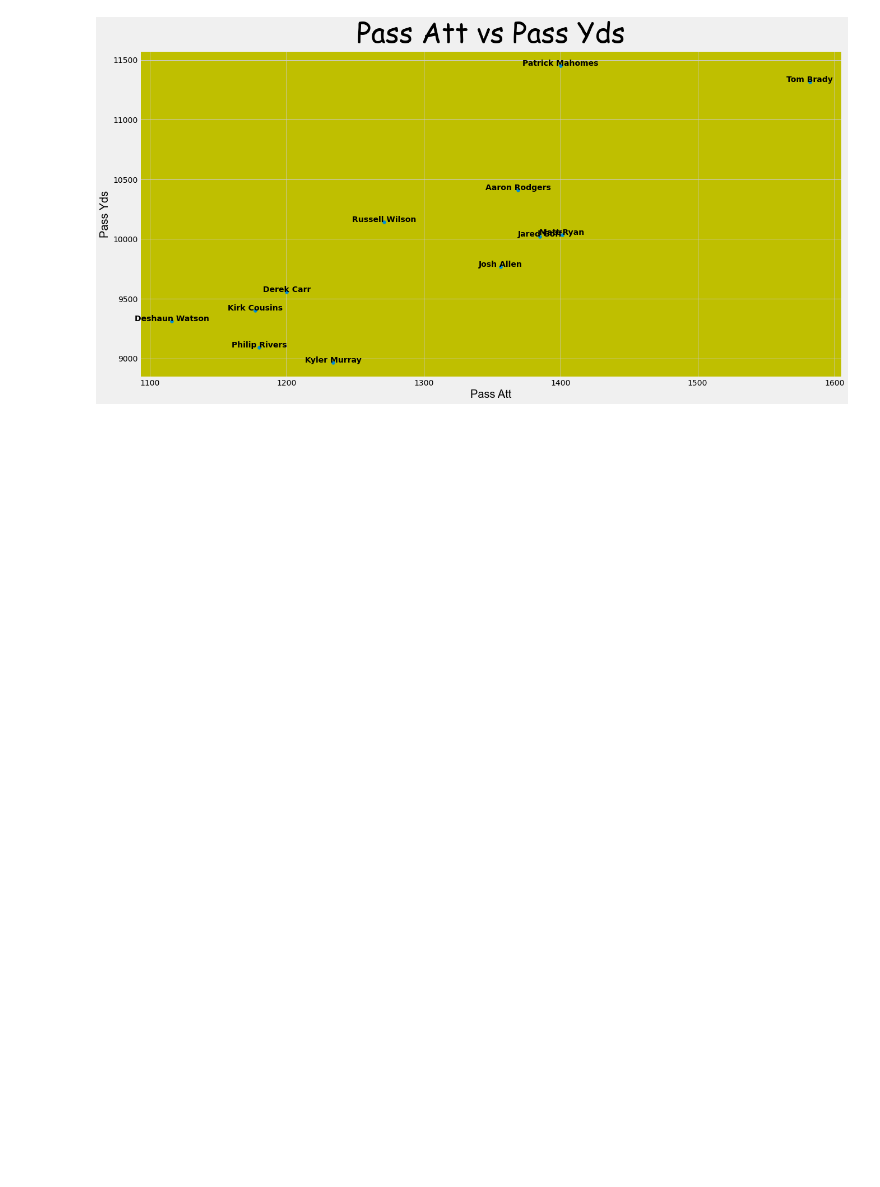
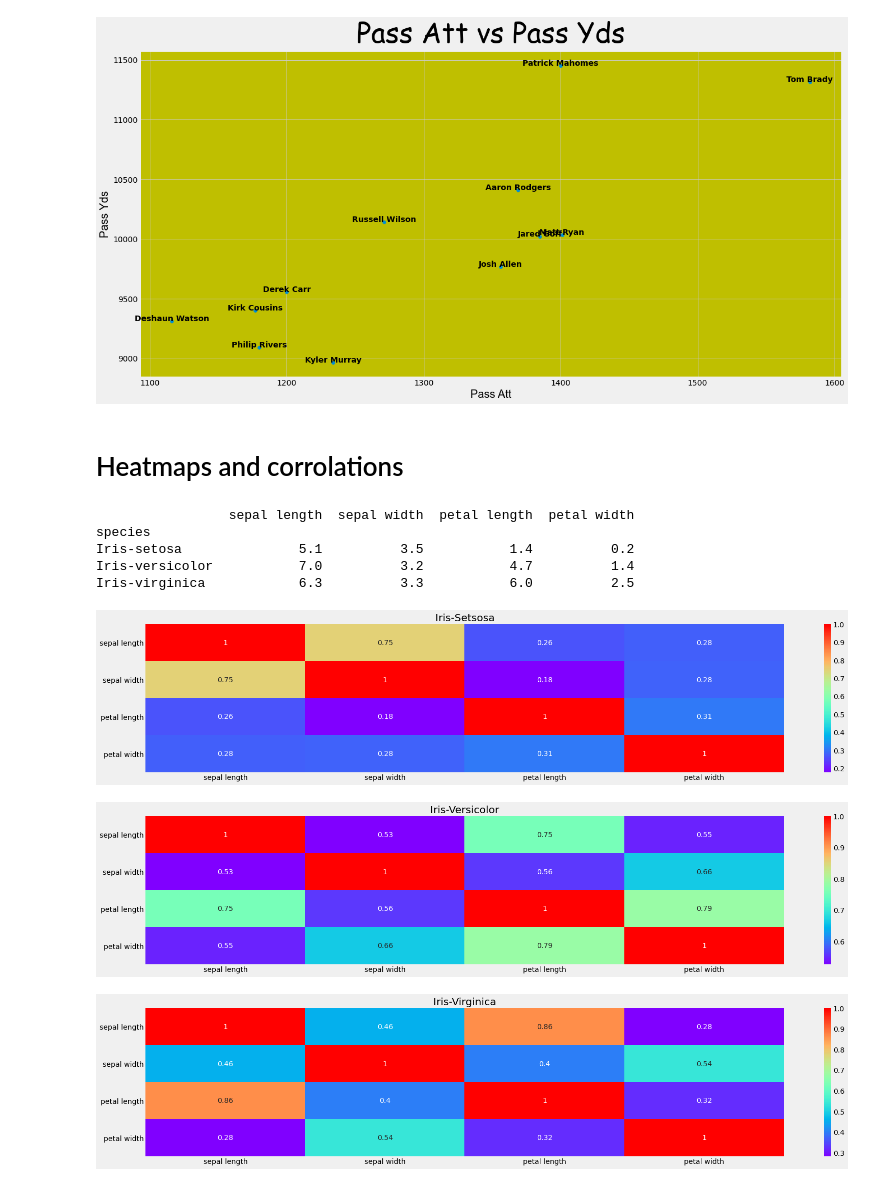
Before and after one commit to Lynch08/Fundementals_Of_Data_Analysis, a Jupyter notebook: pyplot.ipynb, the cells around one changed output. Cells and saved outputs as stored; diff of their text form; code cells hidden in the pictures; blank space fills up the shorter version.

```diff
--- a/pyplot.ipynb
+++ b/pyplot.ipynb
@@ -208,6 +210,40 @@ for i, txt in enumerate(t):
 plt.show()
 # %% [output]
 [figure]
+# %% [markdown]
+# Heatmaps and corrolations
+# %%
+irisCsv = pd.read_csv('IrisdataCSV.csv')
+
+
+irisCsv.columns = ['sepal length', 'sepal width', 'petal length' , 'petal width', 'species']
+grouped = irisCsv.groupby('species')
+#test
+print (grouped.first())
+# %% [output]
+                 sepal length  sepal width  petal length  petal width
+species
+Iris-setosa               5.1          3.5           1.4          0.2
+Iris-versicolor           7.0          3.2           4.7          1.4
+Iris-virginica            6.3          3.3           6.0          2.5
+# %%
+irisCsv_set = grouped.get_group('Iris-setosa')
+irisCsv_ver = grouped.get_group('Iris-versicolor')
+irisCsv_vir = grouped.get_group('Iris-virginica')
+# %%
+sns.heatmap(irisCsv_set.corr(), annot=True, cmap='rainbow')
+plt.title('Iris-Setsosa')
+plt.show()
+sns.heatmap(irisCsv_ver.corr(), annot=True, cmap='rainbow')
+plt.title('Iris-Versicolor')
+plt.show()
+sns.heatmap(irisCsv_vir.corr(), annot=True, cmap='rainbow')
+plt.title('Iris-Virginica')
+plt.show()
+# %% [output]
+[figure, added]
+[figure, added]
+[figure, added]
 # %%
 x = np.arange(-4, 5)
 y1 = x ** 2
```
Also changed, not shown: parts of 1 cell of this notebook, 14 other files.
